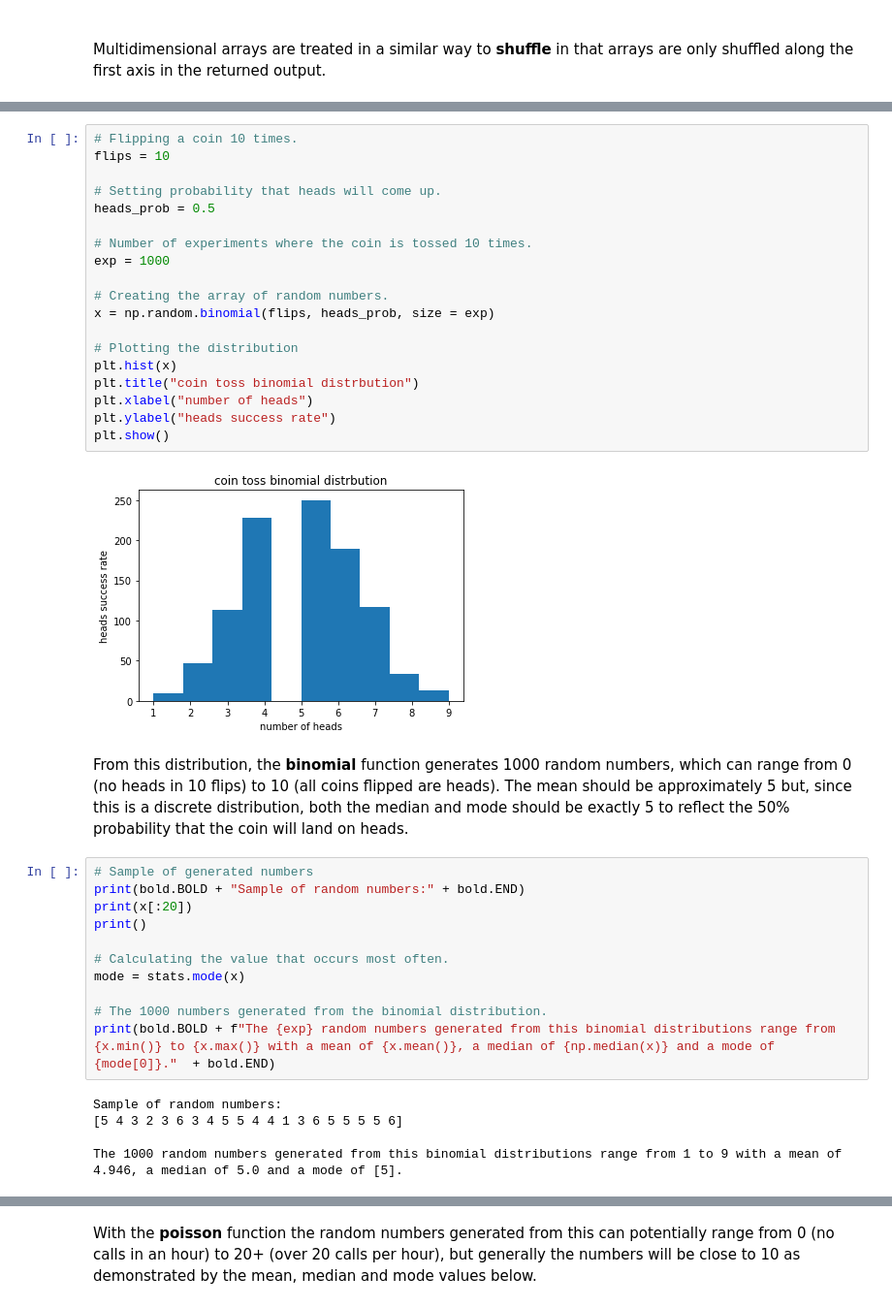
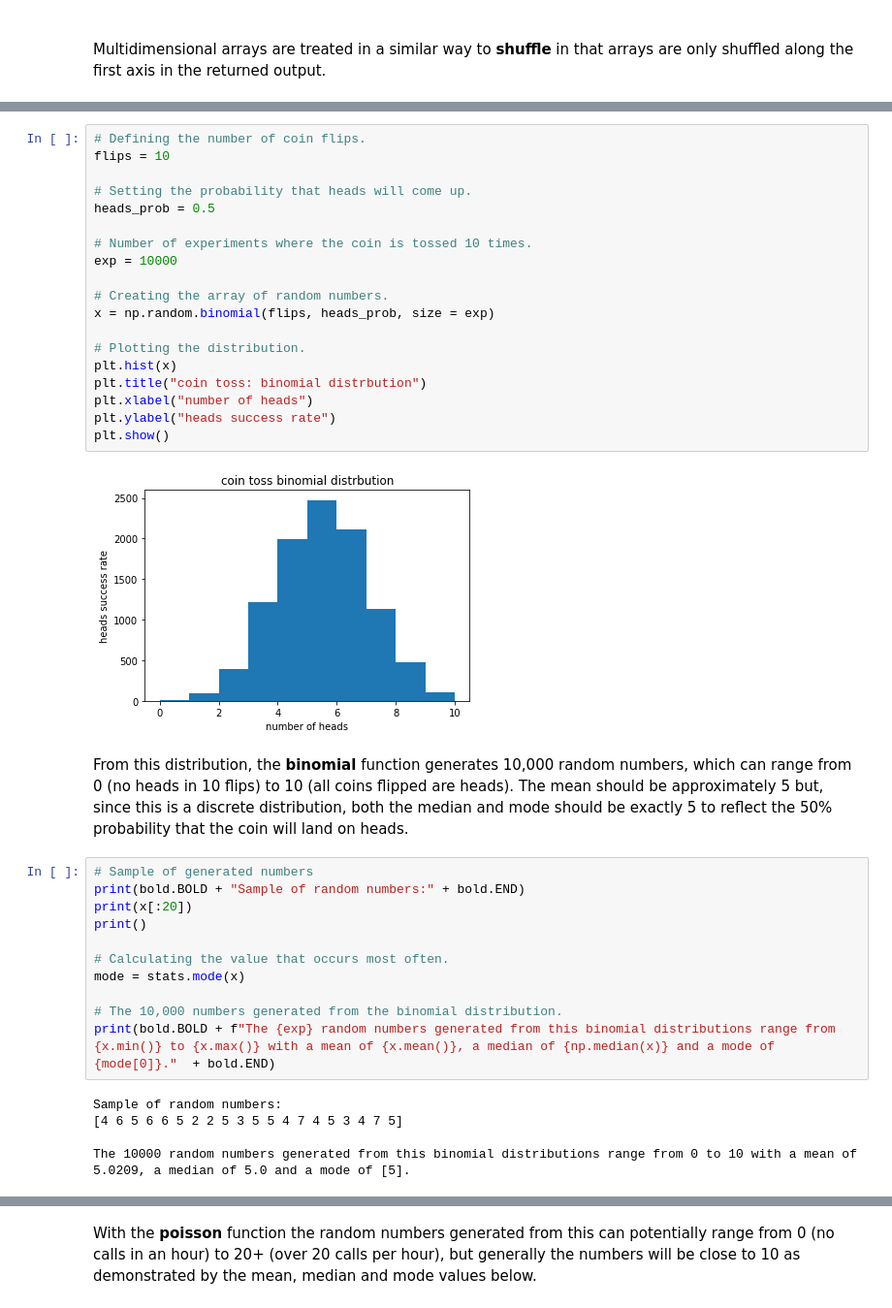
Before and after one commit to jennifer-ryan/numpy.random-project, a Jupyter notebook: numpy.random.ipynb, the cells around one changed output, grey strips where cells are left out. Shown at 97% size. Drawn from its saved outputs; the diff is of its cells as text.

Commit message:
Did full read through with come minor edits

```diff
--- a/numpy.random.ipynb
+++ b/numpy.random.ipynb
@@ -779,26 +787,26 @@ Taking a fair coin toss as an illustrative example, the code below demonstrates
 # %%
-# Flipping a coin 10 times.
+# Defining the number of coin flips.
 flips = 10
 
-# Setting probability that heads will come up.
+# Setting the probability that heads will come up.
 heads_prob = 0.5
 
 # Number of experiments where the coin is tossed 10 times.
-exp = 1000
+exp = 10000
 
 # Creating the array of random numbers.
 x = np.random.binomial(flips, heads_prob, size = exp)
 
-# Plotting the distribution
+# Plotting the distribution.
 plt.hist(x)
-plt.title("coin toss binomial distrbution")
+plt.title("coin toss: binomial distrbution")
 plt.xlabel("number of heads")
 plt.ylabel("heads success rate")
 plt.show()
 # %% [output]
-[figure, old version]
+[figure, new version]
 # %% [markdown]
-From this distribution, the **binomial** function generates 1000 random numbers, which can range from 0 (no heads in 10 flips) to 10 (all coins flipped are heads). The mean should be approximately 5 but, since this is a discrete distribution, both the median and mode should be exactly 5 to reflect the 50% probability that the coin will land on heads.
+From this distribution, the **binomial** function generates 10,000 random numbers, which can range from 0 (no heads in 10 flips) to 10 (all coins flipped are heads). The mean should be approximately 5 but, since this is a discrete distribution, both the median and mode should be exactly 5 to reflect the 50% probability that the coin will land on heads.
 # %%
 # Sample of generated numbers
 print(bold.BOLD + "Sample of random numbers:" + bold.END)
@@ -808,13 +816,13 @@ print()
 # Calculating the value that occurs most often.
 mode = stats.mode(x)
 
-# The 1000 numbers generated from the binomial distribution.
+# The 10,000 numbers generated from the binomial distribution.
 print(bold.BOLD + f"The {exp} random numbers generated from this binomial distributions range from {x.min()} to {x.max()} with a mean of {x.mean()}, a median of {np.median(x)} and a mode of {mode[0]}."  + bold.END)
 # %% [output]
 Sample of random numbers:
-[5 4 3 2 3 6 3 4 5 5 4 4 1 3 6 5 5 5 5 6]
+[4 6 5 6 6 5 2 2 5 3 5 5 4 7 4 5 3 4 7 5]
 
-The 1000 random numbers generated from this binomial distributions range from 1 to 9 with a mean of 4.946, a median of 5.0 and a mode of [5].
+The 10000 random numbers generated from this binomial distributions range from 0 to 10 with a mean of 5.0209, a median of 5.0 and a mode of [5].
 # %% [markdown]
 <br>
 
```
Also changed, not shown: parts of 52 cells of this notebook.
